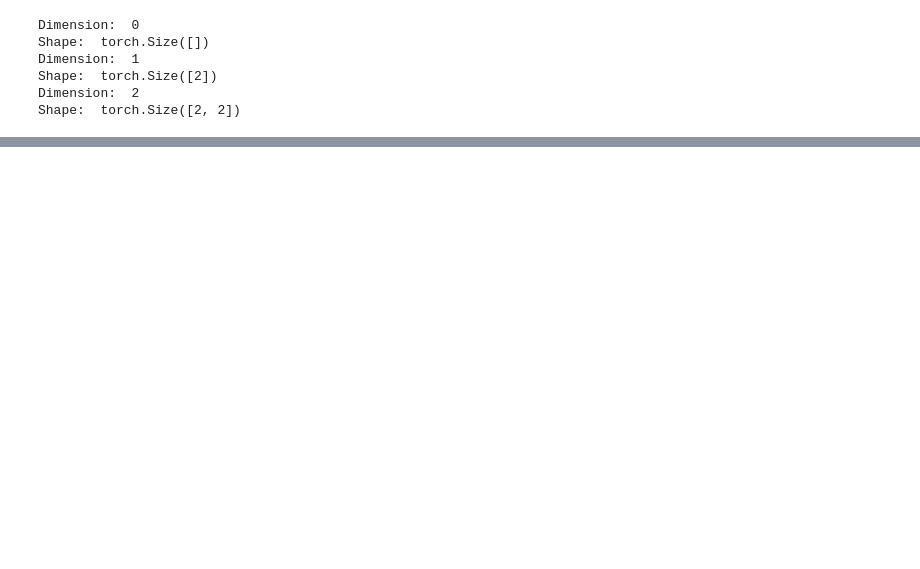
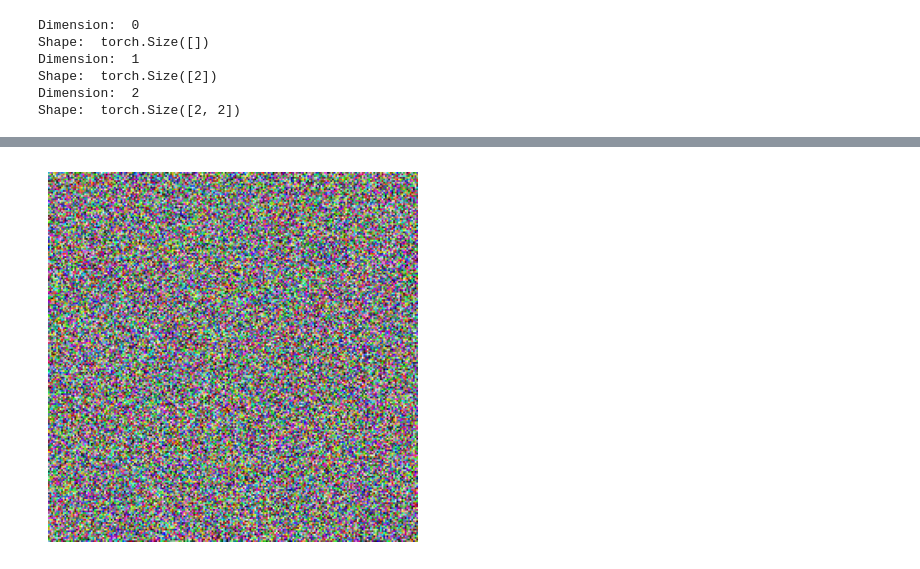
Before and after one commit to Alejandro-sin/Learning-Path-to-AI, a Jupyter notebook: notebooks/Learning_Path_to_AI_DeepLearning_1.ipynb, the cells around one changed output, grey strips where cells are left out. Drawn from its saved outputs; the diff is of its cells as text; code cells hidden in the pictures; blank space fills up the shorter version.

```diff
--- a/notebooks/Learning_Path_to_AI_DeepLearning_1.ipynb
+++ b/notebooks/Learning_Path_to_AI_DeepLearning_1.ipynb
@@ -72,0 +93,3 @@ Shape:  torch.Size([2, 2])
+# %%
+random_tensor = torch.rand(size=(3, 224, 224)) # [colour_channels, height, width]
+random_tensor[0][:1]
@@ -72,0 +114,13 @@ Shape:  torch.Size([2, 2])
+# %%
+# Cambiar a formato adecuado para Matplotlib
+image_tensor = random_tensor.permute(1, 2, 0)  # (altura, anchura, canales)
+
+# Escalar los valores a 0-255
+image_array = (image_tensor * 255).byte().numpy()
+
+# Visualizar la imagen
+plt.imshow(image_array)
+plt.axis('off')  # Ocultar ejes
+plt.show()
+# %% [output]
+[figure, added]
```
Also changed, not shown: parts of 27 cells of this notebook, 2 other files.
